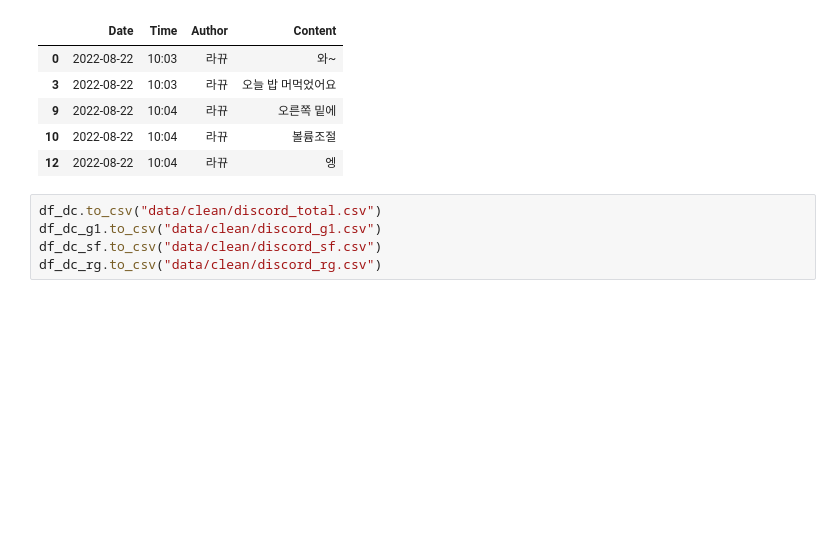
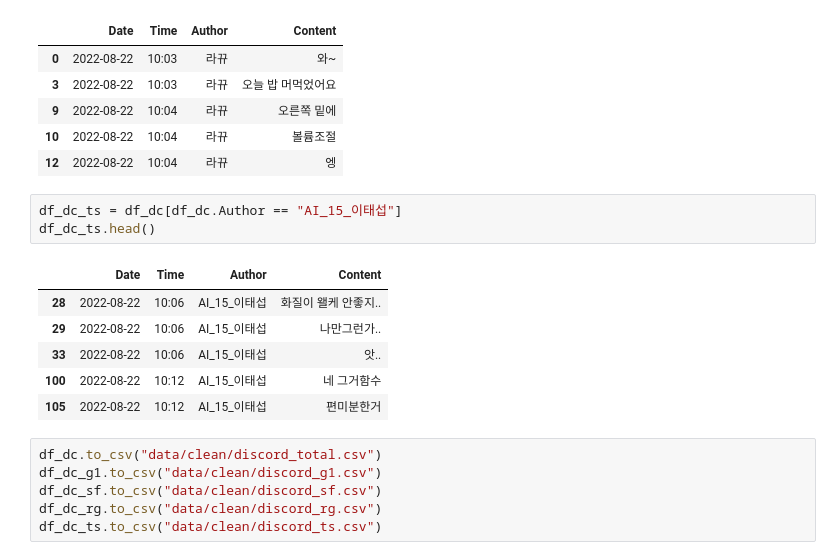
Before and after one commit to tes-b/project_4_Sentiment_analysis, a Jupyter notebook: preprocessor.ipynb, the cells around one changed output. Saved outputs shown, nothing was run; the diff lists cells and outputs as text; blank space fills up the shorter version.

```diff
--- a/preprocessor.ipynb
+++ b/preprocessor.ipynb
@@ -249,8 +251,19 @@ df_dc_rg.head()
 | 9 | 2022-08-22 | 10:04 | 라뀨 | 오른쪽 밑에 |
 | 10 | 2022-08-22 | 10:04 | 라뀨 | 볼륨조절 |
 | 12 | 2022-08-22 | 10:04 | 라뀨 | 엥 |
+# %%
+df_dc_ts = df_dc[df_dc.Author == "AI_15_이태섭"]
+df_dc_ts.head()
+# %% [output]
+|  | Date | Time | Author | Content |
+| 28 | 2022-08-22 | 10:06 | AI_15_이태섭 | 화질이 왤케 안좋지.. |
+| 29 | 2022-08-22 | 10:06 | AI_15_이태섭 | 나만그런가.. |
+| 33 | 2022-08-22 | 10:06 | AI_15_이태섭 | 앗.. |
+| 100 | 2022-08-22 | 10:12 | AI_15_이태섭 | 네 그거함수 |
+| 105 | 2022-08-22 | 10:12 | AI_15_이태섭 | 편미분한거 |
 # %%
 df_dc.to_csv("data/clean/discord_total.csv")
 df_dc_g1.to_csv("data/clean/discord_g1.csv")
 df_dc_sf.to_csv("data/clean/discord_sf.csv")
 df_dc_rg.to_csv("data/clean/discord_rg.csv")
+df_dc_ts.to_csv("data/clean/discord_ts.csv")
```
Also changed, not shown: parts of 2 cells of this notebook, 2 other files.
